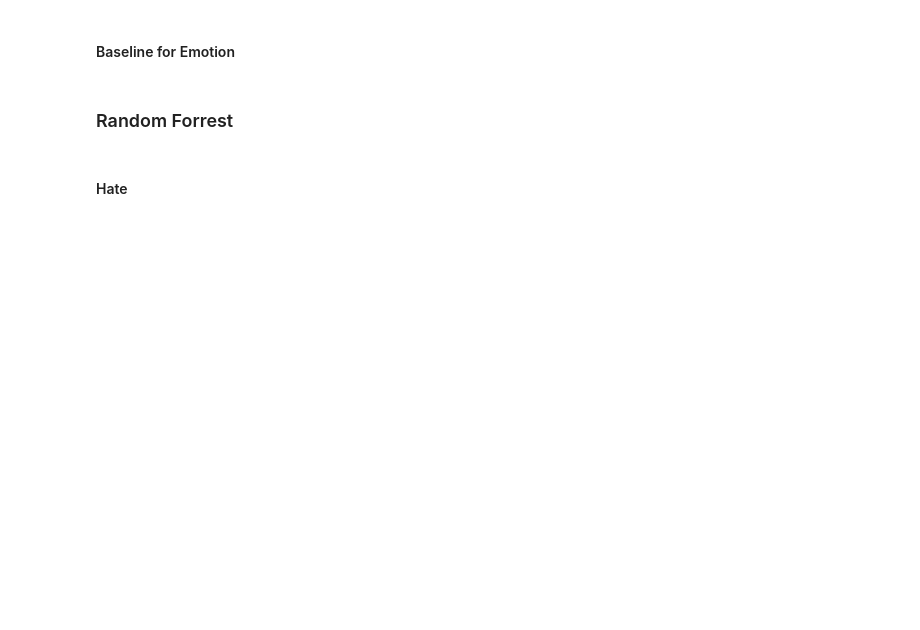
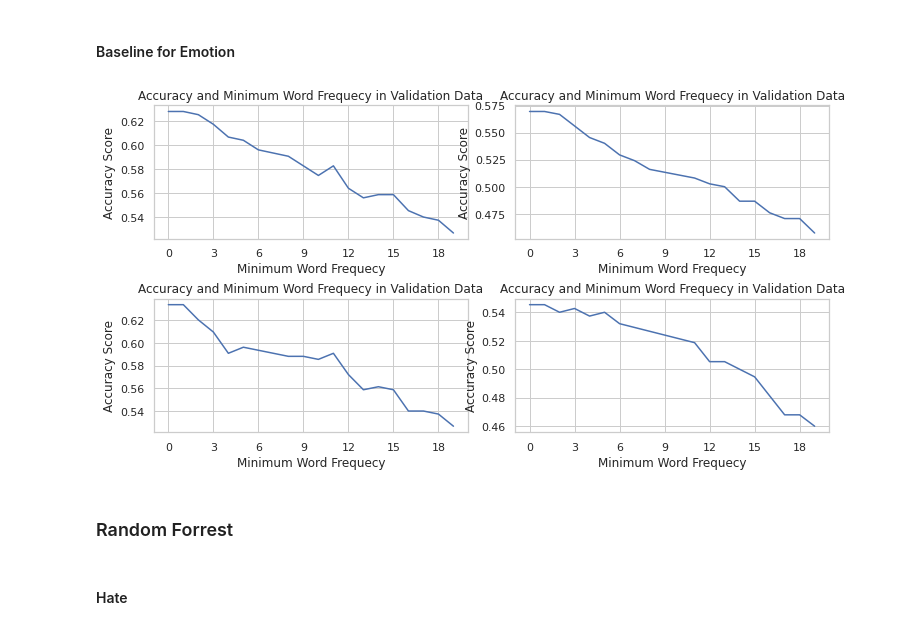
Before and after one commit to jonas-mika/twitter-hatespeech-detection, a Jupyter notebook: notebooks/project4.ipynb, the cells around one changed output. Saved outputs shown, nothing was run; the diff lists cells and outputs as text; code cells hidden in the pictures; blank space fills up the shorter version.

```diff
--- a/notebooks/project4.ipynb
+++ b/notebooks/project4.ipynb
@@ -862,3 +864,18 @@ baseline_emotion_10=fit_model("Baseline","emotion",10)
+# %%
+Baseline_emotion=fit_model("Baseline","emotion",balance=False,remove_stop_=False)
+Baseline_emotion_bal=fit_model("Baseline","emotion",remove_stop_=False)
+Baseline_emotion_stop=fit_model("Baseline","emotion",balance=False)
+Baseline_emotion_bal_stop=fit_model("Baseline","emotion")
+# %%
+fig,ax= plt.subplots(2,2,figsize=(10,5))
+fig.tight_layout(pad=0.4, w_pad=1, h_pad=3.0)
+frequency=20
+plot_accuracy(frequency,"emotion",Baseline_emotion,ax=ax[0,0])
+plot_accuracy(frequency,"emotion",Baseline_emotion_bal,ax=ax[0,1])
+plot_accuracy(frequency,"emotion",Baseline_emotion_stop,ax=ax[1,0])
+plot_accuracy(frequency,"emotion",Baseline_emotion_bal_stop,ax=ax[1,1])
+# %% [output]
+[figure, added]
 # %%
 #model_prf_score("emotion",1,baseline)
 # %% [markdown]
```
Also changed, not shown: parts of 38 cells of this notebook.
